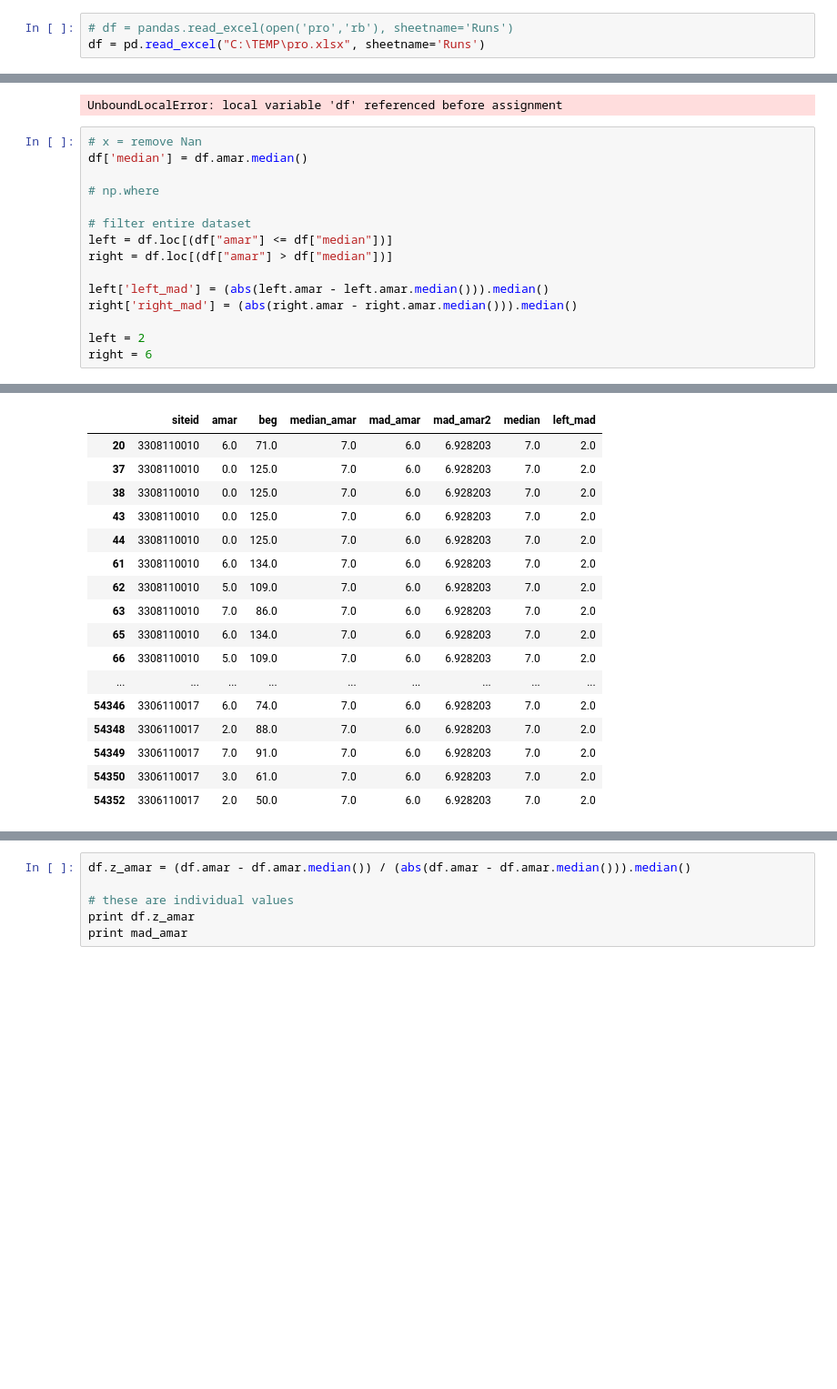
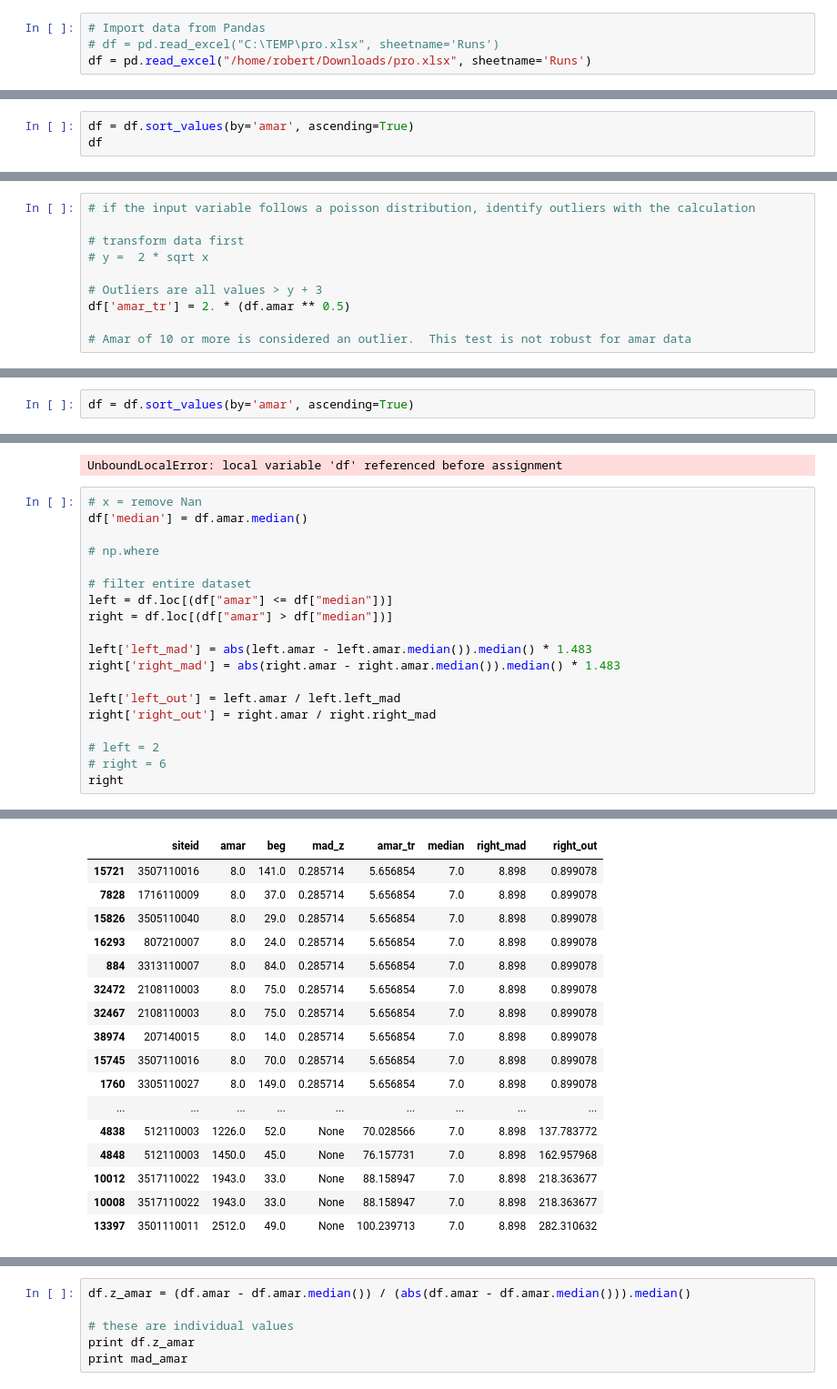
Before and after one commit to RobertJohnston/IMAM, a Jupyter notebook: IMAM Outliers.ipynb, the cells around one changed output, grey strips where cells are left out. Shown: that part at 91% size. Drawn from its saved outputs; the diff is of its cells as text; blank space fills up the shorter version.

```diff
--- a/IMAM Outliers.ipynb
+++ b/IMAM Outliers.ipynb
@@ -8,6 +115,7 @@ import numpy as np
 # %%
-# df = pandas.read_excel(open('pro','rb'), sheetname='Runs')
-df = pd.read_excel("C:\TEMP\pro.xlsx", sheetname='Runs')
+# Import data from Pandas
+# df = pd.read_excel("C:\TEMP\pro.xlsx", sheetname='Runs')
+df = pd.read_excel("/home/robert/Downloads/pro.xlsx", sheetname='Runs')
 # %%
 df.head()
 # %% [output]
@@ -142,0 +295,3 @@ Name: amar, dtype: float64
+# %%
+df = df.sort_values(by='amar', ascending=True)
+df
@@ -142,0 +343,10 @@ Name: amar, dtype: float64
+# %%
+# if the input variable follows a poisson distribution, identify outliers with the calculation
+
+# transform data first
+# y =  2 * sqrt x
+
+# Outliers are all values > y + 3
+df['amar_tr'] = 2. * (df.amar ** 0.5)
+
+# Amar of 10 or more is considered an outlier.  This test is not robust for amar data
@@ -142,0 +358,2 @@ Name: amar, dtype: float64
+# %%
+df = df.sort_values(by='amar', ascending=True)
@@ -239,11 +501,15 @@ df['median'] = df.amar.median()
 left = df.loc[(df["amar"] <= df["median"])]
 right = df.loc[(df["amar"] > df["median"])]
 
-left['left_mad'] = (abs(left.amar - left.amar.median())).median()
-right['right_mad'] = (abs(right.amar - right.amar.median())).median()
+left['left_mad'] = abs(left.amar - left.amar.median()).median() * 1.483
+right['right_mad'] = abs(right.amar - right.amar.median()).median() * 1.483
 
-left = 2
-right = 6
+left['left_out'] = left.amar / left.left_mad
+right['right_out'] = right.amar / right.right_mad
+
+# left = 2
+# right = 6
+right
 # %% [output]
 A value is trying to be set on a copy of a slice from a DataFrame.
 Try using .loc[row_indexer,col_indexer] = value instead
@@ -256,17 +530,17 @@ See the caveats in the documentation: http://pandas.pydata.org/pandas-docs/stabl
-|  | siteid | amar | beg | median_amar | mad_amar | mad_amar2 | median | left_mad |
-| 20 | 3308110010 | 6.0 | 71.0 | 7.0 | 6.0 | 6.928203 | 7.0 | 2.0 |
-| 37 | 3308110010 | 0.0 | 125.0 | 7.0 | 6.0 | 6.928203 | 7.0 | 2.0 |
-| 38 | 3308110010 | 0.0 | 125.0 | 7.0 | 6.0 | 6.928203 | 7.0 | 2.0 |
-| 43 | 3308110010 | 0.0 | 125.0 | 7.0 | 6.0 | 6.928203 | 7.0 | 2.0 |
-| 44 | 3308110010 | 0.0 | 125.0 | 7.0 | 6.0 | 6.928203 | 7.0 | 2.0 |
-| 61 | 3308110010 | 6.0 | 134.0 | 7.0 | 6.0 | 6.928203 | 7.0 | 2.0 |
-| 62 | 3308110010 | 5.0 | 109.0 | 7.0 | 6.0 | 6.928203 | 7.0 | 2.0 |
-| 63 | 3308110010 | 7.0 | 86.0 | 7.0 | 6.0 | 6.928203 | 7.0 | 2.0 |
-| 65 | 3308110010 | 6.0 | 134.0 | 7.0 | 6.0 | 6.928203 | 7.0 | 2.0 |
-| 66 | 3308110010 | 5.0 | 109.0 | 7.0 | 6.0 | 6.928203 | 7.0 | 2.0 |
+|  | siteid | amar | beg | mad_z | amar_tr | median | right_mad | right_out |
+| 15721 | 3507110016 | 8.0 | 141.0 | 0.285714 | 5.656854 | 7.0 | 8.898 | 0.899078 |
+| 7828 | 1716110009 | 8.0 | 37.0 | 0.285714 | 5.656854 | 7.0 | 8.898 | 0.899078 |
+| 15826 | 3505110040 | 8.0 | 29.0 | 0.285714 | 5.656854 | 7.0 | 8.898 | 0.899078 |
+| 16293 | 807210007 | 8.0 | 24.0 | 0.285714 | 5.656854 | 7.0 | 8.898 | 0.899078 |
+| 884 | 3313110007 | 8.0 | 84.0 | 0.285714 | 5.656854 | 7.0 | 8.898 | 0.899078 |
+| 32472 | 2108110003 | 8.0 | 75.0 | 0.285714 | 5.656854 | 7.0 | 8.898 | 0.899078 |
+| 32467 | 2108110003 | 8.0 | 75.0 | 0.285714 | 5.656854 | 7.0 | 8.898 | 0.899078 |
+| 38974 | 207140015 | 8.0 | 14.0 | 0.285714 | 5.656854 | 7.0 | 8.898 | 0.899078 |
+| 15745 | 3507110016 | 8.0 | 70.0 | 0.285714 | 5.656854 | 7.0 | 8.898 | 0.899078 |
+| 1760 | 3305110027 | 8.0 | 149.0 | 0.285714 | 5.656854 | 7.0 | 8.898 | 0.899078 |
 | ... | ... | ... | ... | ... | ... | ... | ... | ... |
-| 54346 | 3306110017 | 6.0 | 74.0 | 7.0 | 6.0 | 6.928203 | 7.0 | 2.0 |
-| 54348 | 3306110017 | 2.0 | 88.0 | 7.0 | 6.0 | 6.928203 | 7.0 | 2.0 |
-| 54349 | 3306110017 | 7.0 | 91.0 | 7.0 | 6.0 | 6.928203 | 7.0 | 2.0 |
-| 54350 | 3306110017 | 3.0 | 61.0 | 7.0 | 6.0 | 6.928203 | 7.0 | 2.0 |
-| 54352 | 3306110017 | 2.0 | 50.0 | 7.0 | 6.0 | 6.928203 | 7.0 | 2.0 |
+| 4838 | 512110003 | 1226.0 | 52.0 | None | 70.028566 | 7.0 | 8.898 | 137.783772 |
+| 4848 | 512110003 | 1450.0 | 45.0 | None | 76.157731 | 7.0 | 8.898 | 162.957968 |
+| 10012 | 3517110022 | 1943.0 | 33.0 | None | 88.158947 | 7.0 | 8.898 | 218.363677 |
+| 10008 | 3517110022 | 1943.0 | 33.0 | None | 88.158947 | 7.0 | 8.898 | 218.363677 |
+| 13397 | 3501110011 | 2512.0 | 49.0 | None | 100.239713 | 7.0 | 8.898 | 282.310632 |
```
Also changed, not shown: parts of 30 cells of this notebook.
